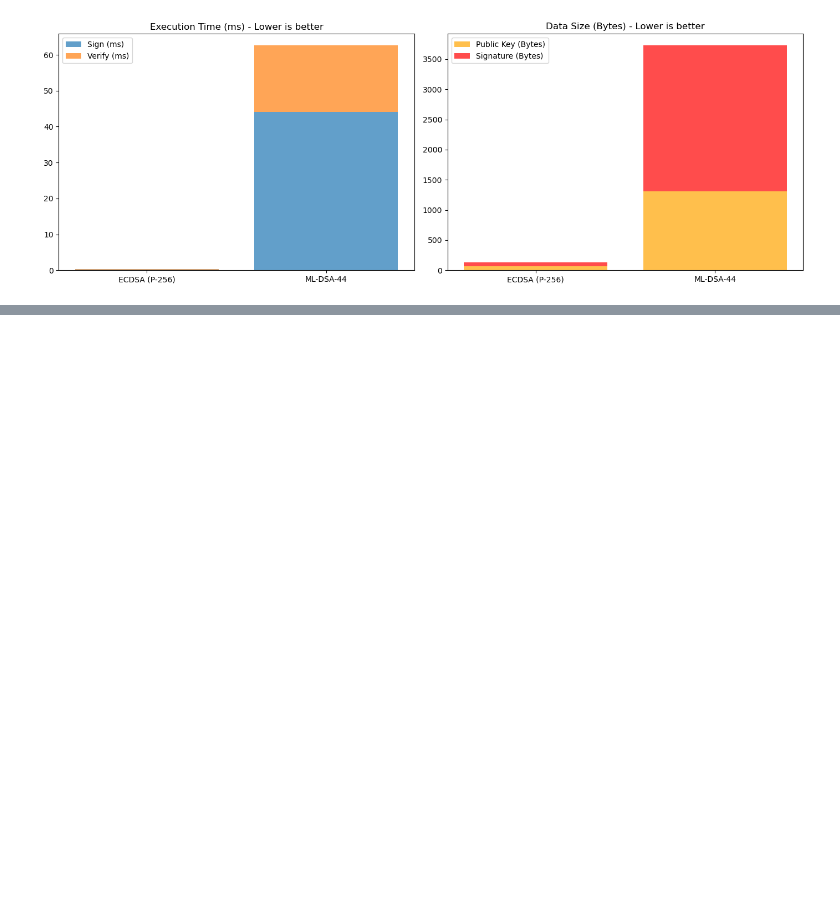
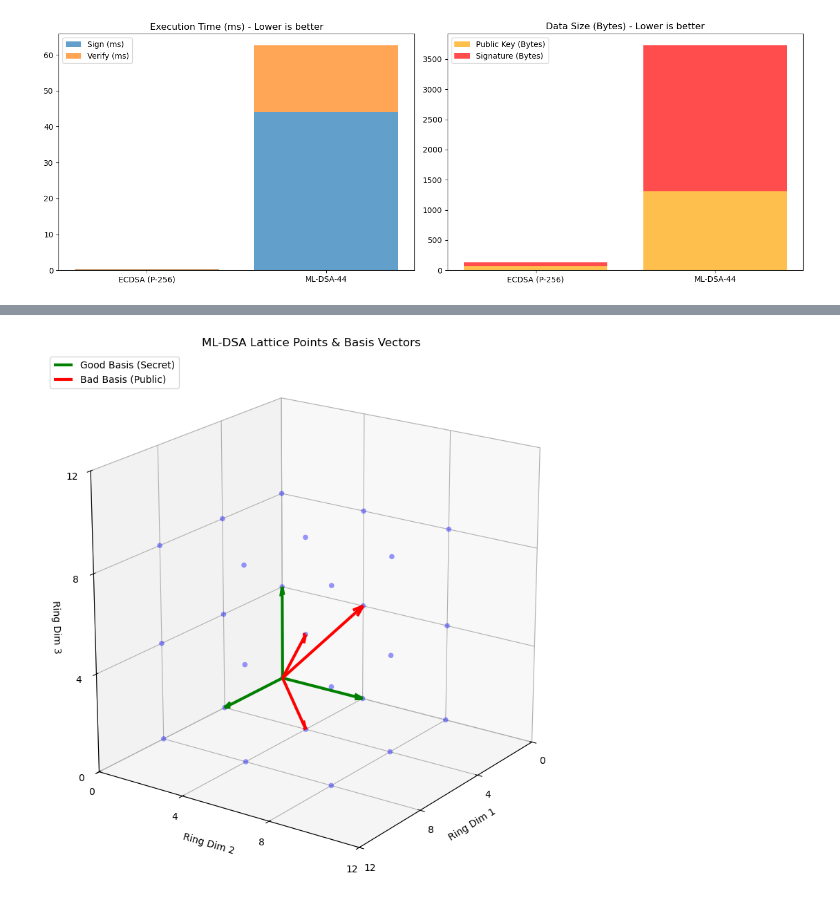
Before and after one commit to liliIvanova/SoftUniCources, a Jupyter notebook: Math_Concepts_for_Developers/Project/ML-DSA_Project.ipynb, the cells around one changed output, grey strips where cells are left out. Saved outputs shown, nothing was run; the diff lists cells and outputs as text; code cells hidden in the pictures; blank space fills up the shorter version.

```diff
--- a/Math_Concepts_for_Developers/Project/ML-DSA_Project.ipynb
+++ b/Math_Concepts_for_Developers/Project/ML-DSA_Project.ipynb
@@ -242,0 +332,56 @@ plt.show()
+# %%
+# 1. Setup 3D figure
+fig = plt.figure(figsize=(10, 10))
+ax = fig.add_subplot(111, projection='3d')
+
+# 2. Define Basis Vectors (Module rank 3)
+g1, g2, g3 = np.array([4,0,0]), np.array([0,4,0]), np.array([0,0,4])
+good_basis = [g1, g2, g3]
+
+# Bad Basis: Linear combinations (Skewed)
+b1, b2, b3 = g1+g2, g2+g3, g1+g2+g3
+bad_basis = [b1, b2, b3]
+
+# 3. GENERATE AND PLOT LATTICE POINTS
+# We create a 3x3x3 grid based on the Good Basis
+for i in range(3):
+    for j in range(3):
+        for k in range(3):
+            # Calculate point: p = i*v1 + j*v2 + k*v3
+            p = i*g1 + j*g2 + k*g3
+            # Plotting the point on the graphic
+            ax.scatter(p[0], p[1], p[2], color='blue', s=30, alpha=0.4, edgecolors='none')
+
+# 4. PLOT VECTORS (Anchored at 0,0,0)
+def plot_basis(basis, color, label):
+    for i, v in enumerate(basis):
+        ax.quiver(0, 0, 0, v[0], v[1], v[2],
+                  color=color, linewidth=3, pivot='tail', arrow_length_ratio=0.1,
+                  label=label if i == 0 else "")
+
+plot_basis(good_basis, 'green', 'Good Basis (Secret)')
+plot_basis(bad_basis, 'red', 'Bad Basis (Public)')
+
+# 5. FIX AXES AND NUMBERING
+limit = 12
+ax.set_xlim(0, limit)
+ax.set_ylim(0, limit)
+ax.set_zlim(0, limit)
+
+# Ensure 0 is exactly at the corner
+ax.set_xticks(np.arange(0, limit+1, 4))
+ax.set_yticks(np.arange(0, limit+1, 4))
+ax.set_zticks(np.arange(0, limit+1, 4))
+
+ax.set_box_aspect([1,1,1]) # Force cubic proportions
+ax.view_init(elev=20, azim=35)
+
+ax.set_xlabel('Ring Dim 1')
+ax.set_ylabel('Ring Dim 2')
+ax.set_zlabel('Ring Dim 3')
+ax.set_title("ML-DSA Lattice Points & Basis Vectors")
+ax.legend(loc='upper left')
+
+plt.show()
+# %% [output]
+[figure, added]
```
Also changed, not shown: parts of 3 cells of this notebook.
